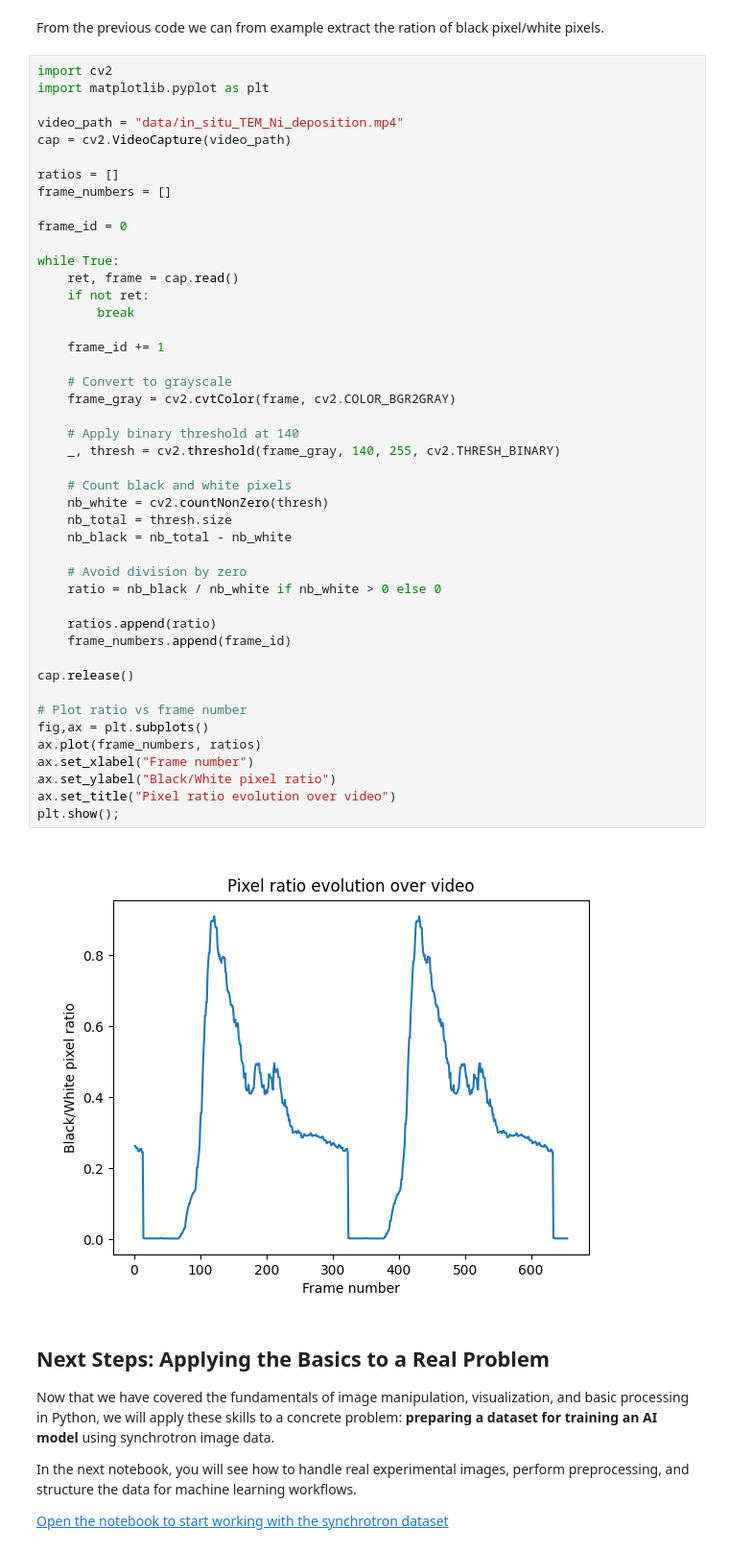
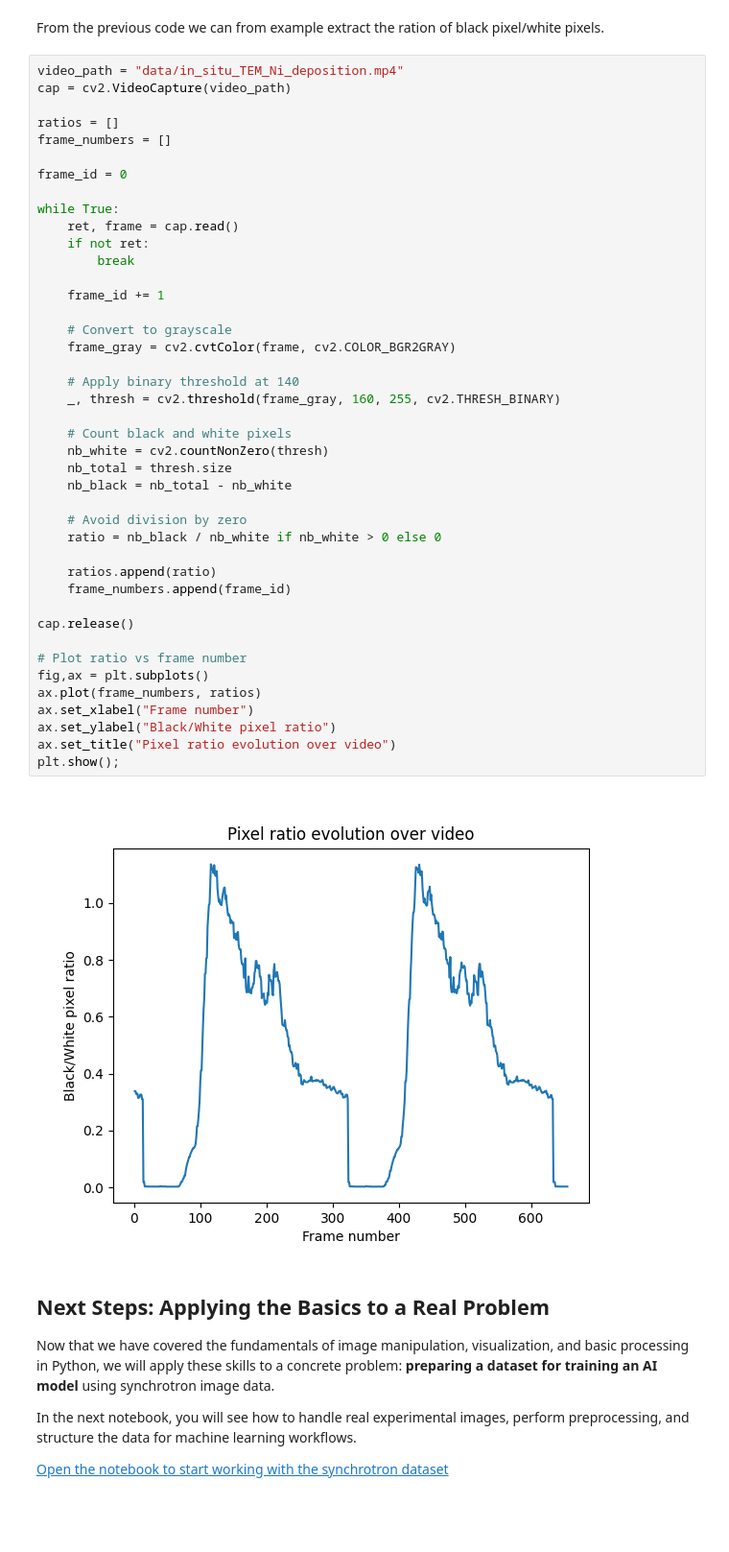
Before and after one commit to scayez/nino_workshop, a Jupyter notebook: intro_images.ipynb, the cells around one changed output. Shown at 96% size. Saved outputs shown, nothing was run; the diff lists cells and outputs as text; blank space fills up the shorter version.

Commit message:
corrections intro images / image_processing_0 test des reponses cachees en md

```diff
--- a/intro_images.ipynb
+++ b/intro_images.ipynb
@@ -796,9 +786,6 @@ cv2.destroyAllWindows()
 # %% [markdown]
 From the previous code we can from example extract the ration of black pixel/white pixels.
 # %%
-import cv2
-import matplotlib.pyplot as plt
-
 video_path = "data/in_situ_TEM_Ni_deposition.mp4"
 cap = cv2.VideoCapture(video_path)
 
@@ -813,35 +800,35 @@ while True:
         break
 
     frame_id += 1
 
     # Convert to grayscale
     frame_gray = cv2.cvtColor(frame, cv2.COLOR_BGR2GRAY)
 
     # Apply binary threshold at 140
-    _, thresh = cv2.threshold(frame_gray, 140, 255, cv2.THRESH_BINARY)
+    _, thresh = cv2.threshold(frame_gray, 160, 255, cv2.THRESH_BINARY)
 
     # Count black and white pixels
     nb_white = cv2.countNonZero(thresh)
     nb_total = thresh.size
     nb_black = nb_total - nb_white
 
     # Avoid division by zero
     ratio = nb_black / nb_white if nb_white > 0 else 0
 
     ratios.append(ratio)
     frame_numbers.append(frame_id)
 
 cap.release()
 
 # Plot ratio vs frame number
 fig,ax = plt.subplots()
 ax.plot(frame_numbers, ratios)
 ax.set_xlabel("Frame number")
 ax.set_ylabel("Black/White pixel ratio")
 ax.set_title("Pixel ratio evolution over video")
 plt.show();
 # %% [output]
-[figure, old version]
+[figure, new version]
 # %% [markdown]
 ## Next Steps: Applying the Basics to a Real Problem
 
```
Also changed, not shown: parts of 16 cells of this notebook, 5 other files.
